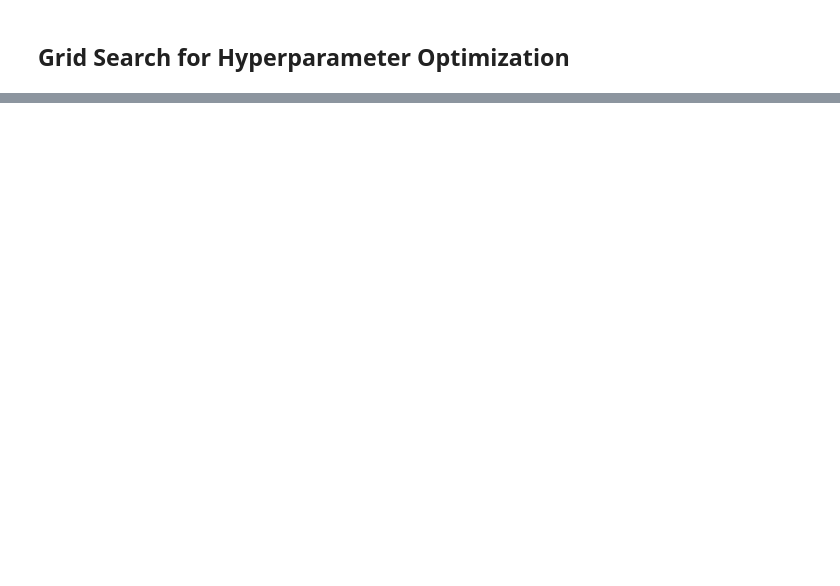
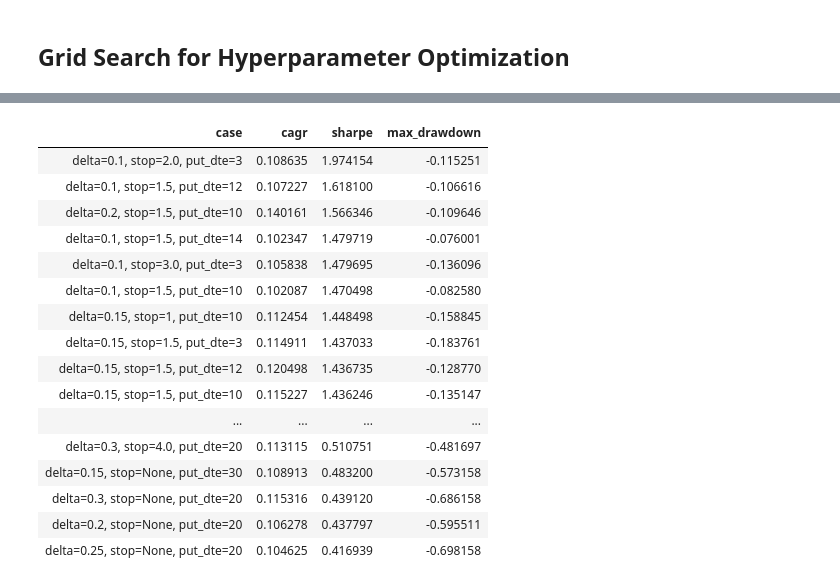
Before and after one commit to laurence1126/Option-Wheel, a Jupyter notebook: run_backtest.ipynb, the cells around one changed output, grey strips where cells are left out. Drawn from its saved outputs; the diff is of its cells as text; code cells hidden in the pictures; blank space fills up the shorter version.

```diff
--- a/run_backtest.ipynb
+++ b/run_backtest.ipynb
@@ -74,7 +137,25 @@ grid_results_qqq = run_grid_search(
 # %%
-# grid_results_qqq = pd.read_csv("data/grid_search/grid_results_qqq.csv")
+grid_results_qqq = pd.read_csv("data/grid_search/grid_results_qqq.csv")
 filtered_results = grid_results_qqq[grid_results_qqq["cagr"] > 0.1]
 display_long_df(filtered_results[["case", "cagr", "sharpe", "max_drawdown"]].sort_values(by=["sharpe", "cagr"], ascending=False))
+# %% [output]
+| case | cagr | sharpe | max_drawdown |
+| delta=0.1, stop=2.0, put_dte=3 | 0.108635 | 1.974154 | -0.115251 |
+| delta=0.1, stop=1.5, put_dte=12 | 0.107227 | 1.618100 | -0.106616 |
+| delta=0.2, stop=1.5, put_dte=10 | 0.140161 | 1.566346 | -0.109646 |
+| delta=0.1, stop=1.5, put_dte=14 | 0.102347 | 1.479719 | -0.076001 |
+| delta=0.1, stop=3.0, put_dte=3 | 0.105838 | 1.479695 | -0.136096 |
+| delta=0.1, stop=1.5, put_dte=10 | 0.102087 | 1.470498 | -0.082580 |
+| delta=0.15, stop=1, put_dte=10 | 0.112454 | 1.448498 | -0.158845 |
+| delta=0.15, stop=1.5, put_dte=3 | 0.114911 | 1.437033 | -0.183761 |
+| delta=0.15, stop=1.5, put_dte=12 | 0.120498 | 1.436735 | -0.128770 |
+| delta=0.15, stop=1.5, put_dte=10 | 0.115227 | 1.436246 | -0.135147 |
+| ... | ... | ... | ... |
+| delta=0.3, stop=4.0, put_dte=20 | 0.113115 | 0.510751 | -0.481697 |
+| delta=0.15, stop=None, put_dte=30 | 0.108913 | 0.483200 | -0.573158 |
+| delta=0.3, stop=None, put_dte=20 | 0.115316 | 0.439120 | -0.686158 |
+| delta=0.2, stop=None, put_dte=20 | 0.106278 | 0.437797 | -0.595511 |
+| delta=0.25, stop=None, put_dte=20 | 0.104625 | 0.416939 | -0.698158 |
 # %%
 from pathlib import Path
 
```
Also changed, not shown: parts of 8 cells of this notebook, 1 other file.
